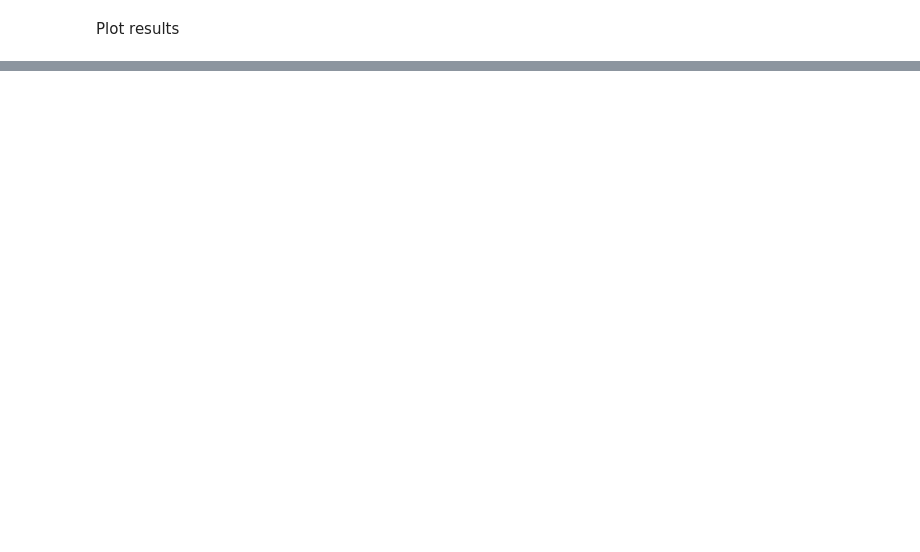
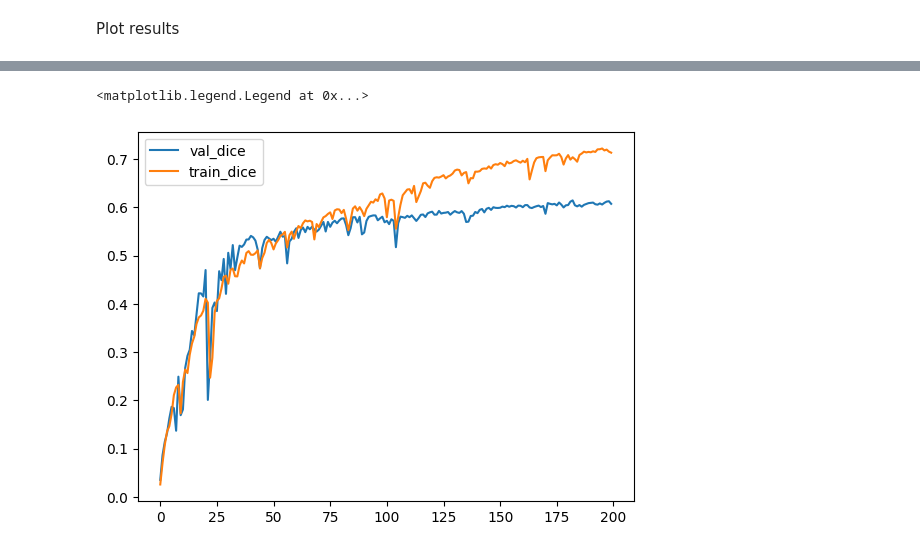
Before and after one commit to kkaczmarskinpg/teeth-segmentation-cbct-images-cnn-lstm, a Jupyter notebook: cnn-lstm-teeth-segmentation.ipynb, the cells around one changed output, grey strips where cells are left out. Saved outputs shown, nothing was run; the diff lists cells and outputs as text; code cells hidden in the pictures; blank space fills up the shorter version.

```diff
--- a/cnn-lstm-teeth-segmentation.ipynb
+++ b/cnn-lstm-teeth-segmentation.ipynb
@@ -186,0 +248,43 @@ plt.legend(["Val dice","Train dice"])
+# %%
+
+val_dice = []
+
+for value in history_1["val_dice_coefficient"]:
+    val_dice.append(value)
+
+for value in history_2["val_dice_coefficient"]:
+    val_dice.append(value)
+
+for value in history_3["val_dice_coefficient"]:
+    val_dice.append(value)
+
+for value in history_4["val_dice_coefficient"]:
+    val_dice.append(value)
+
+for value in history_5["val_dice_coefficient"]:
+    val_dice.append(value)
+
+dice = []
+
+for value in history_1["dice_coefficient"]:
+    dice.append(value)
+
+for value in history_2["dice_coefficient"]:
+    dice.append(value)
+
+for value in history_3["dice_coefficient"]:
+    dice.append(value)
+
+for value in history_4["dice_coefficient"]:
+    dice.append(value)
+
+for value in history_5["dice_coefficient"]:
+    dice.append(value)
+
+plt.figure()
+plt.plot(val_dice)
+plt.plot(dice)
+plt.legend(["val_dice","train_dice"])
+# %% [output]
+<matplotlib.legend.Legend at 0x...>
+[figure, added]
```
Also changed, not shown: parts of 12 cells of this notebook, 3 other files.
